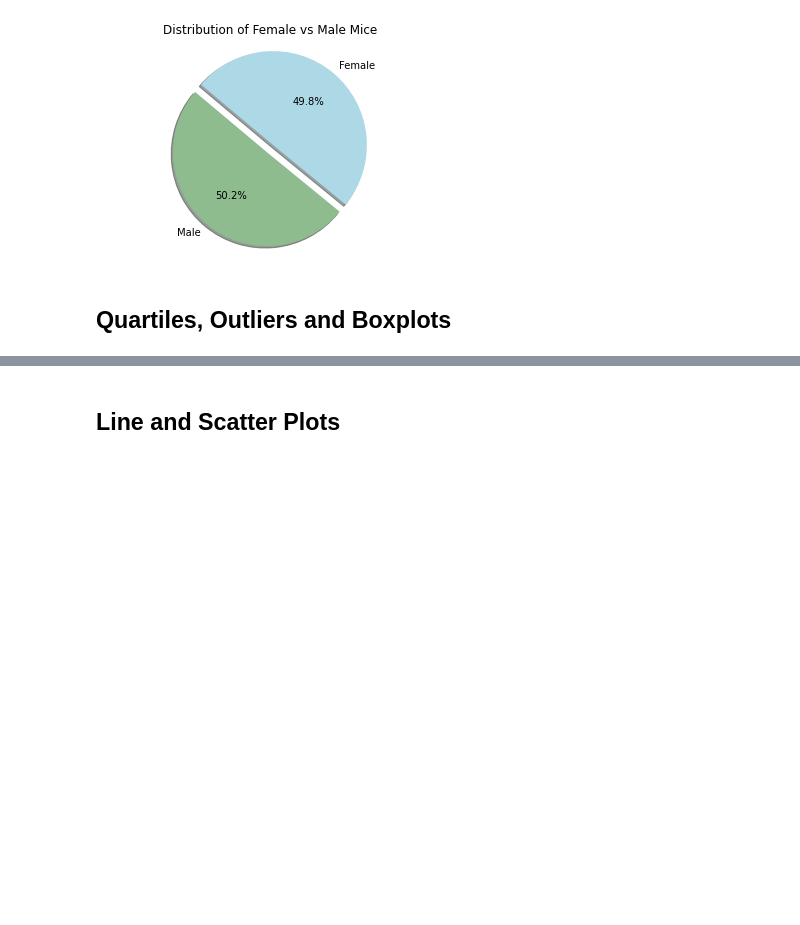
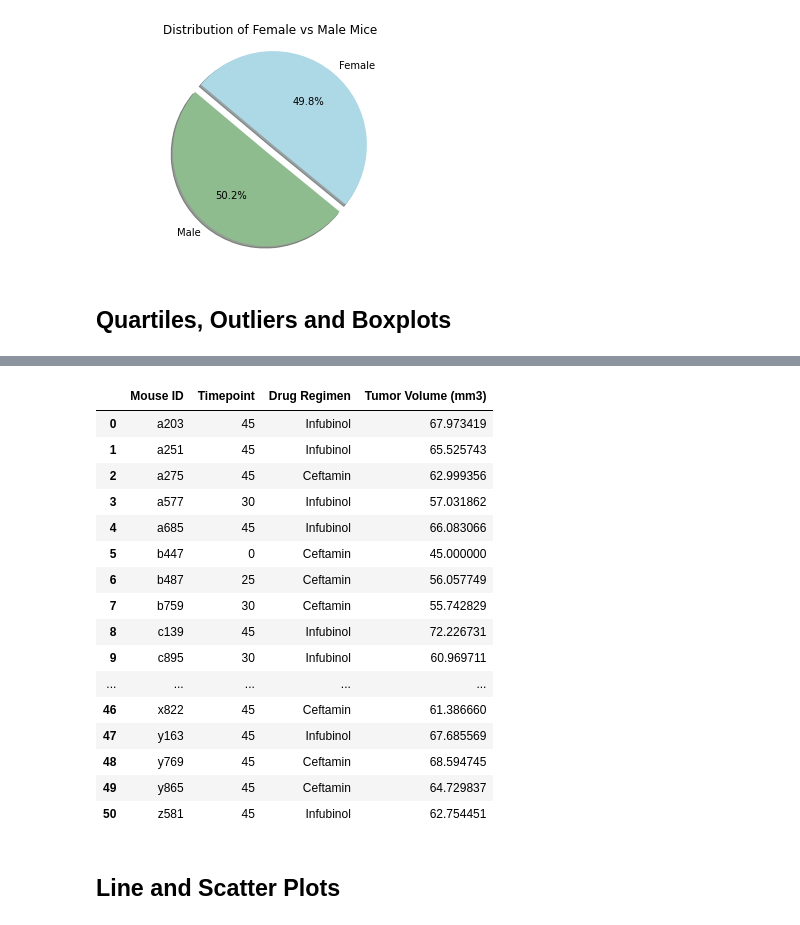
Before and after one commit to jenniecinelli/matplotlib, a Jupyter notebook: Pymaceuticals/pymaceuticals_starter.ipynb, the cells around one changed output, grey strips where cells are left out. Drawn from its saved outputs; the diff is of its cells as text; code cells hidden in the pictures; blank space fills up the shorter version.

```diff
--- a/Pymaceuticals/pymaceuticals_starter.ipynb
+++ b/Pymaceuticals/pymaceuticals_starter.ipynb
@@ -280,3 +280,7 @@ plt.show()
 [figure]
 # %% [markdown]
 ## Quartiles, Outliers and Boxplots
+# %%
+removed_columns_df = clean_data_df[["Mouse ID", "Timepoint", "Drug Regimen",
+                            "Tumor Volume (mm3)"]]
+removed_columns_df.head()
@@ -283,11 +294,37 @@ plt.show()
 # %%
 # Calculate the final tumor volume of each mouse across four of the treatment regimens:
 # Capomulin, Ramicane, Infubinol, and Ceftamin
+certain_drugs = removed_columns_df.loc[(removed_columns_df['Drug Regimen']=='Capomulin') |
+                                  (removed_columns_df['Drug Regimen']=='Ramicane') |
+                                  (removed_columns_df['Drug Regimen']=='Infubinol') |
+                                  (removed_columns_df['Drug Regimen']=='Ceftamin'), :]
+certain_drugs
 
 # Start by getting the last (greatest) timepoint for each mouse
-final_volume = clean_data_df.groupby(["Mouse ID"]).max()["Timepoint"]
+groupby_timepoint_df = removed_columns_df.groupby(["Mouse ID"]).max()
+groupby_timepoint_df
 
 # Merge this group df with the original dataframe to get the tumor volume at the last timepoint
+combined_drug_df = pd.merge(groupby_timepoint_df, certain_drugs, on=["Mouse ID", "Timepoint", "Drug Regimen", "Tumor Volume (mm3)"])
+combined_drug_df
+# %% [output]
+|  | Mouse ID | Timepoint | Drug Regimen | Tumor Volume (mm3) |
+| 0 | a203 | 45 | Infubinol | 67.973419 |
+| 1 | a251 | 45 | Infubinol | 65.525743 |
+| 2 | a275 | 45 | Ceftamin | 62.999356 |
+| 3 | a577 | 30 | Infubinol | 57.031862 |
+| 4 | a685 | 45 | Infubinol | 66.083066 |
+| 5 | b447 | 0 | Ceftamin | 45.000000 |
+| 6 | b487 | 25 | Ceftamin | 56.057749 |
+| 7 | b759 | 30 | Ceftamin | 55.742829 |
+| 8 | c139 | 45 | Infubinol | 72.226731 |
+| 9 | c895 | 30 | Infubinol | 60.969711 |
+| ... | ... | ... | ... | ... |
+| 46 | x822 | 45 | Ceftamin | 61.386660 |
+| 47 | y163 | 45 | Infubinol | 67.685569 |
+| 48 | y769 | 45 | Ceftamin | 68.594745 |
+| 49 | y865 | 45 | Ceftamin | 64.729837 |
+| 50 | z581 | 45 | Infubinol | 62.754451 |
 # %%
 # Put treatments into a list for for loop (and later for plot labels)
 
```
Also changed, not shown: parts of 2 cells of this notebook.
